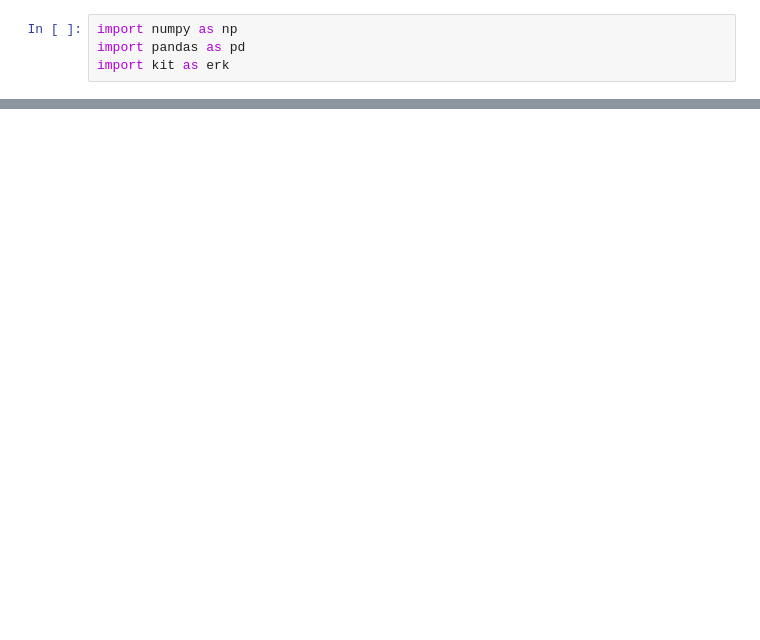
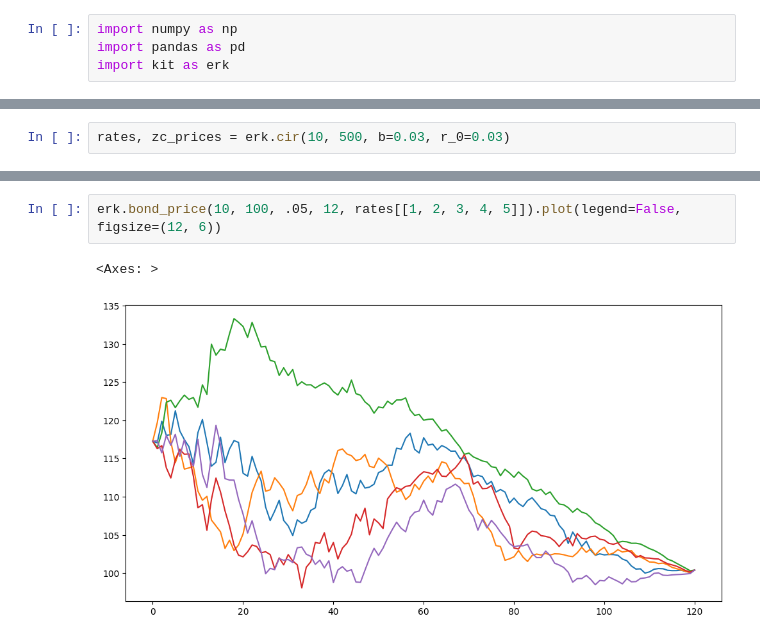
Before and after one commit to whiplash9102/portfolio-construction, a Jupyter notebook: 19_Monte_Carlo_w_CIR.ipynb, the cells around one changed output, grey strips where cells are left out. Saved outputs shown, nothing was run; the diff lists cells and outputs as text; blank space fills up the shorter version.

```diff
--- a/19_Monte_Carlo_w_CIR.ipynb
+++ b/19_Monte_Carlo_w_CIR.ipynb
@@ -12,0 +17,2 @@ UnboundLocalError: cannot access local variable 'discount' where it is not assoc
+# %%
+rates, zc_prices = erk.cir(10, 500, b=0.03, r_0=0.03)
@@ -12,0 +42,5 @@ UnboundLocalError: cannot access local variable 'discount' where it is not assoc
+# %%
+erk.bond_price(10, 100, .05, 12, rates[[1, 2, 3, 4, 5]]).plot(legend=False, figsize=(12, 6))
+# %% [output]
+<Axes: >
+[figure, added]
```
Also changed, not shown: parts of 18 cells of this notebook, 2 other files.
